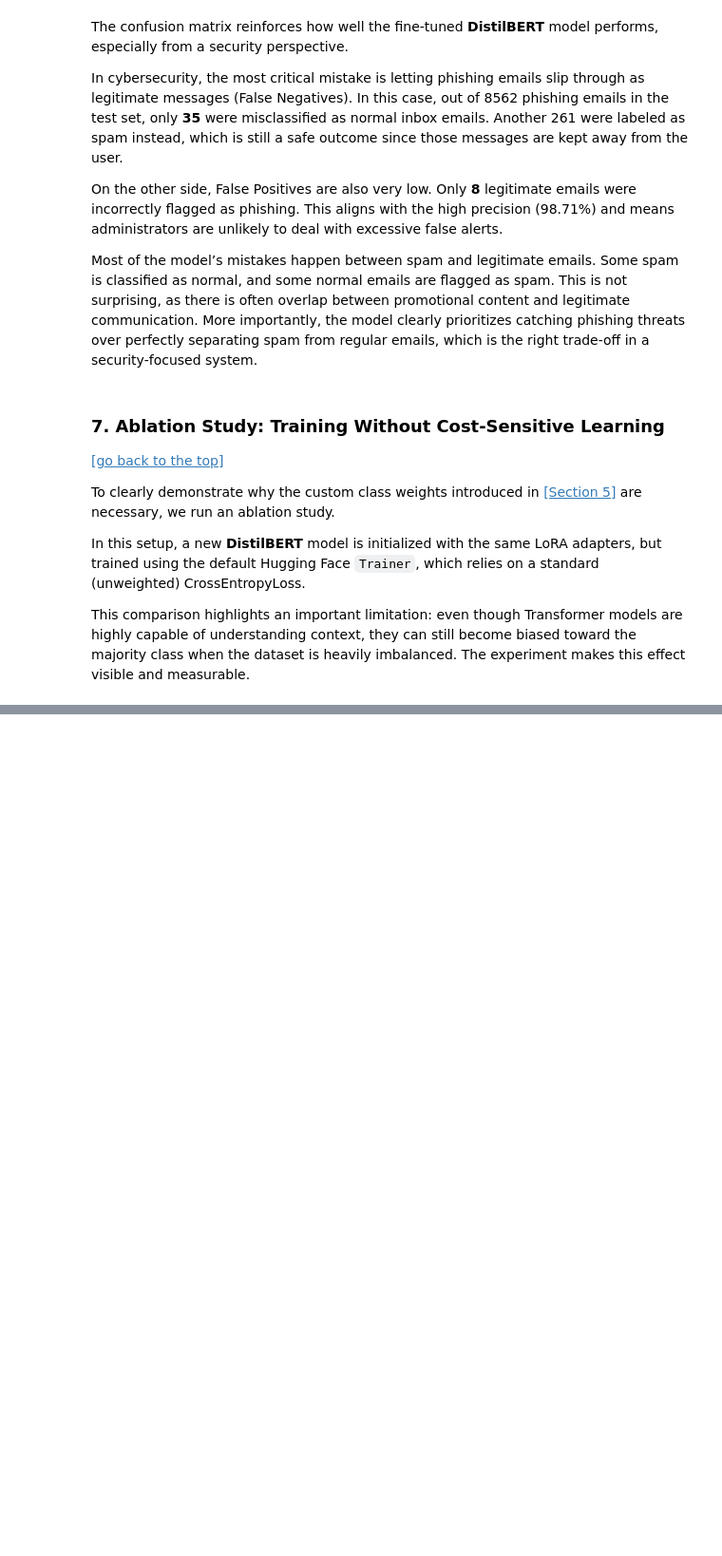
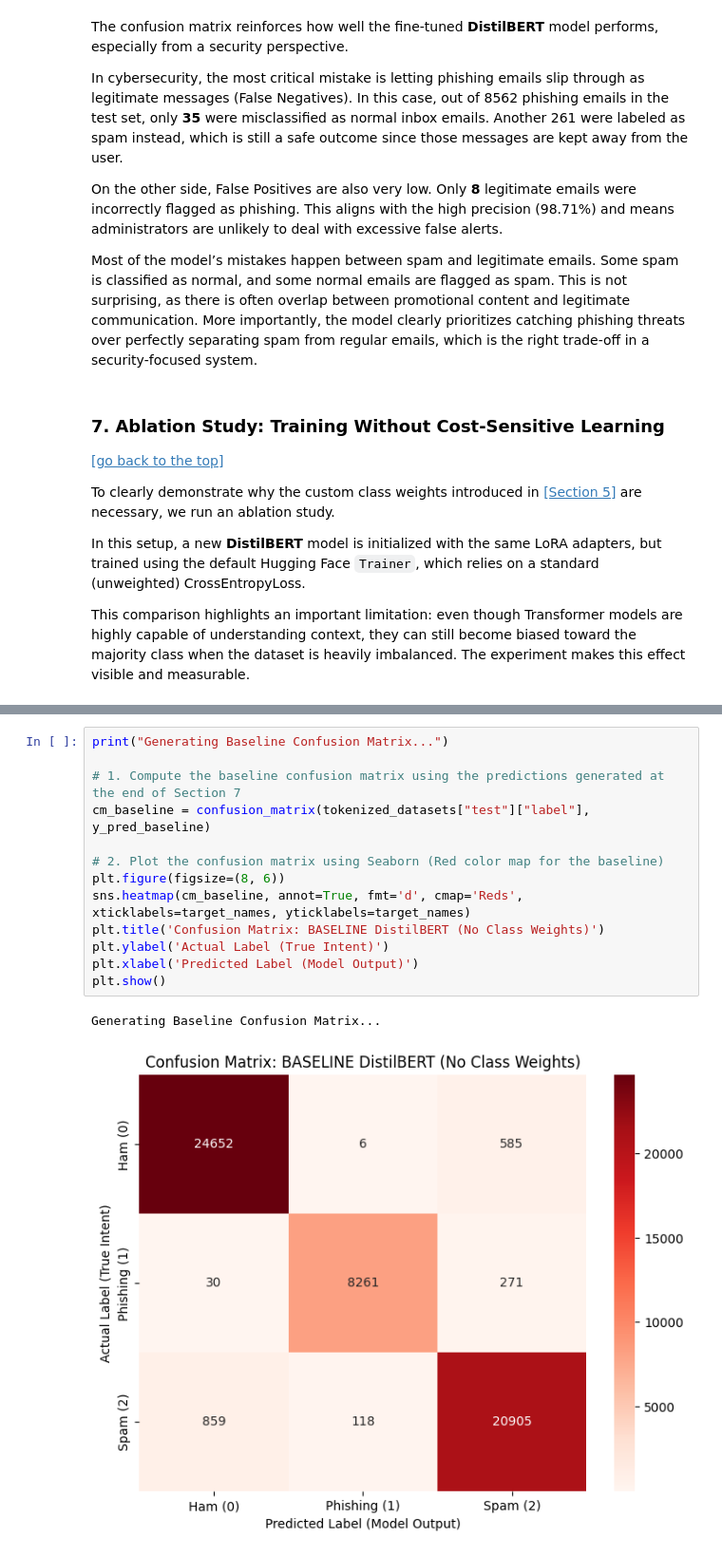
Before and after one commit to Alejandro-131004/Natural-Language-Processing, a Jupyter notebook: Project_2.ipynb, the cells around one changed output, grey strips where cells are left out. Shown at 95% size. Drawn from its saved outputs; the diff is of its cells as text; blank space fills up the shorter version.

```diff
--- a/Project_2.ipynb
+++ b/Project_2.ipynb
@@ -680,0 +737,16 @@ print(classification_report(tokenized_datasets["test"]["label"], y_pred_baseline
+# %%
+print("Generating Baseline Confusion Matrix...")
+
+# 1. Compute the baseline confusion matrix using the predictions generated at the end of Section 7
+cm_baseline = confusion_matrix(tokenized_datasets["test"]["label"], y_pred_baseline)
+
+# 2. Plot the confusion matrix using Seaborn (Red color map for the baseline)
+plt.figure(figsize=(8, 6))
+sns.heatmap(cm_baseline, annot=True, fmt='d', cmap='Reds', xticklabels=target_names, yticklabels=target_names)
+plt.title('Confusion Matrix: BASELINE DistilBERT (No Class Weights)')
+plt.ylabel('Actual Label (True Intent)')
+plt.xlabel('Predicted Label (Model Output)')
+plt.show()
+# %% [output]
+Generating Baseline Confusion Matrix...
+[figure, added]
```
Also changed, not shown: parts of 11 cells of this notebook.
